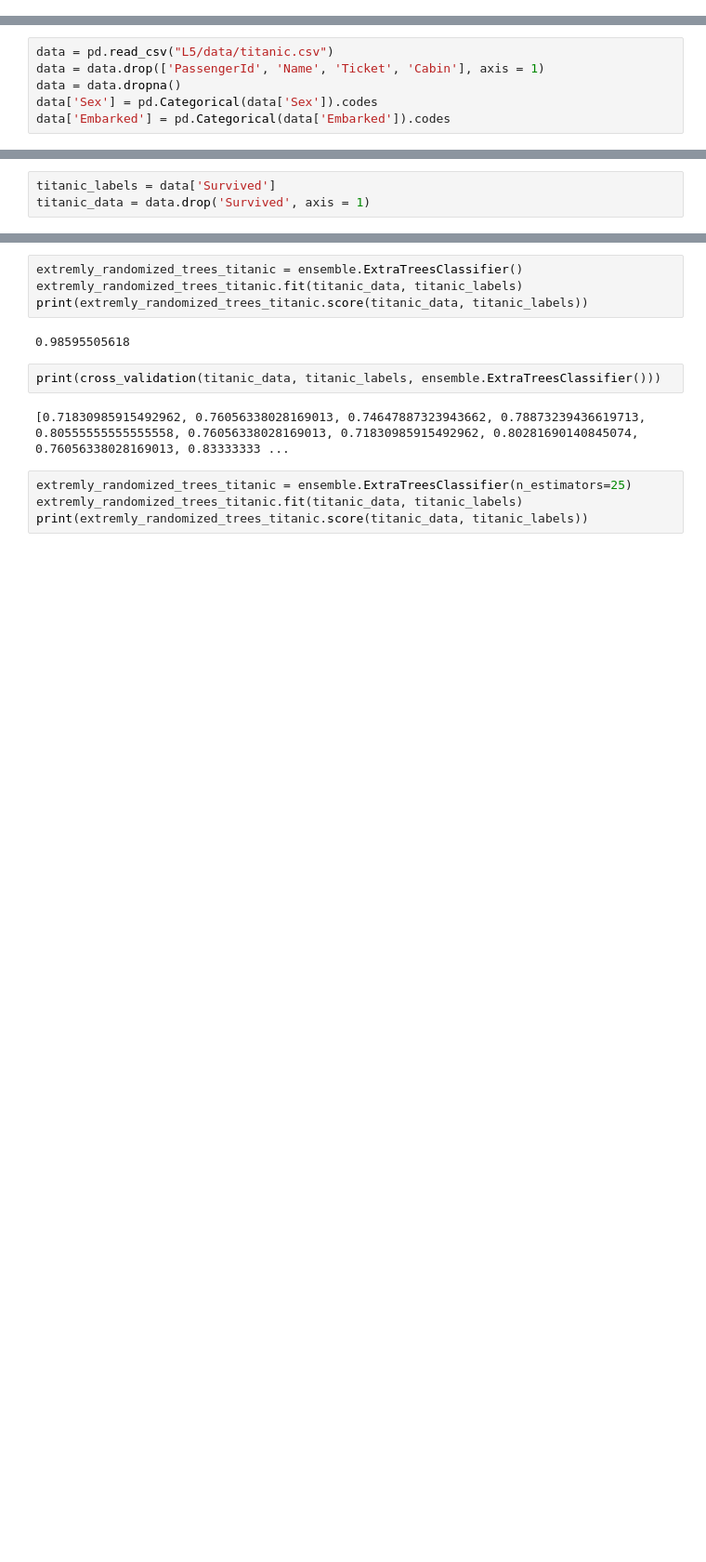
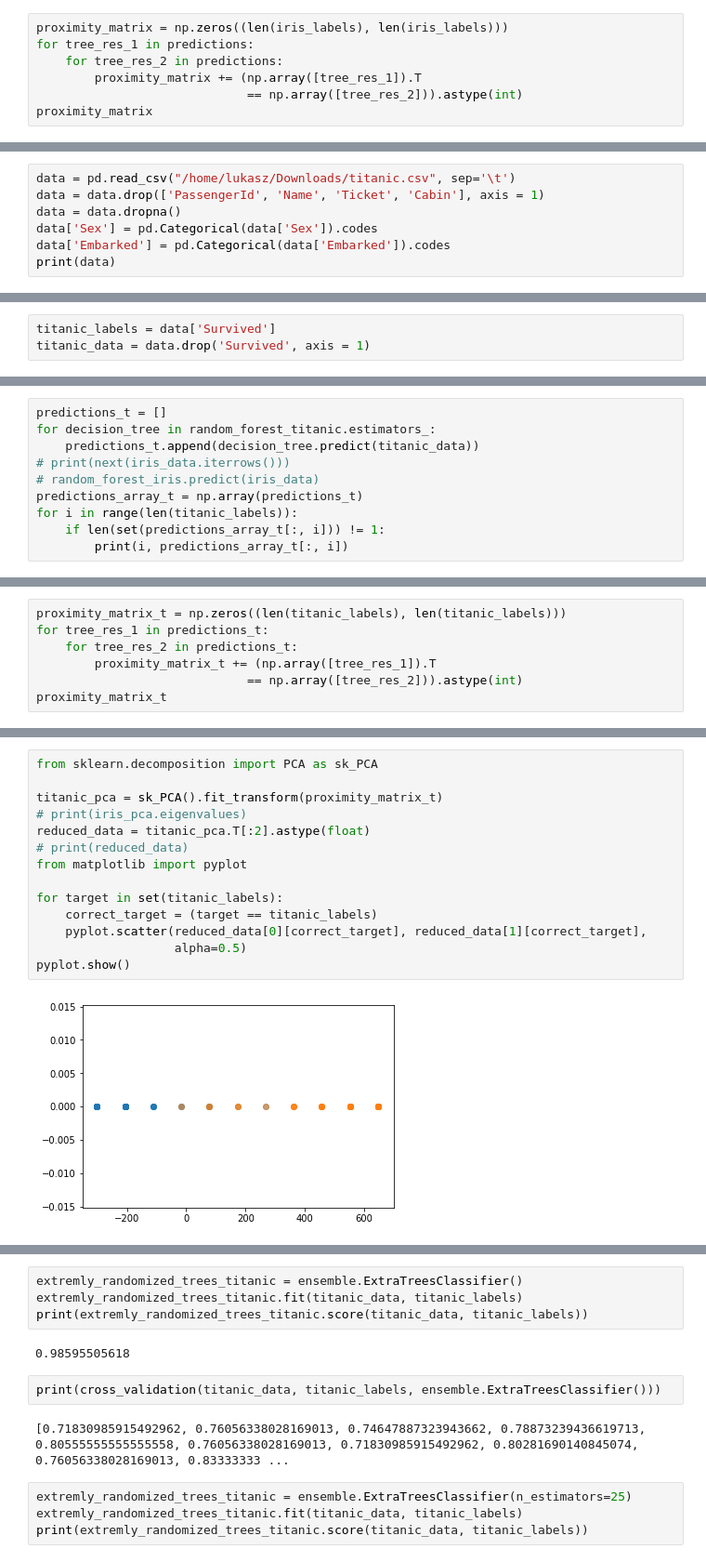
Before and after one commit to lukaszarczynski/data_mining, a Jupyter notebook: L5/zad3.ipynb, the cells around one changed output, grey strips where cells are left out. Shown at 93% size. Cells and saved outputs as stored; diff of their text form; blank space fills up the shorter version.

```diff
--- a/L5/zad3.ipynb
+++ b/L5/zad3.ipynb
@@ -33,0 +142,7 @@ print(random_forest_iris.score(iris_data, iris_labels))
+# %%
+proximity_matrix = np.zeros((len(iris_labels), len(iris_labels)))
+for tree_res_1 in predictions:
+    for tree_res_2 in predictions:
+        proximity_matrix += (np.array([tree_res_1]).T
+                             == np.array([tree_res_2])).astype(int)
+proximity_matrix
@@ -48,8 +216,9 @@ print(cross_validation(iris_data, iris_labels, ensemble.ExtraTreesClassifier()))
 # %% [markdown]
 # Titanic
 # %%
-data = pd.read_csv("L5/data/titanic.csv")
+data = pd.read_csv("/home/lukasz/Downloads/titanic.csv", sep='\t')
 data = data.drop(['PassengerId', 'Name', 'Ticket', 'Cabin'], axis = 1)
 data = data.dropna()
 data['Sex'] = pd.Categorical(data['Sex']).codes
 data['Embarked'] = pd.Categorical(data['Embarked']).codes
+print(data)
@@ -68,0 +256,10 @@ print(cross_validation(titanic_data, titanic_labels, ensemble.RandomForestClassi
+# %%
+predictions_t = []
+for decision_tree in random_forest_titanic.estimators_:
+    predictions_t.append(decision_tree.predict(titanic_data))
+# print(next(iris_data.iterrows()))
+# random_forest_iris.predict(iris_data)
+predictions_array_t = np.array(predictions_t)
+for i in range(len(titanic_labels)):
+    if len(set(predictions_array_t[:, i])) != 1:
+        print(i, predictions_array_t[:, i])
@@ -68,0 +284,7 @@ print(cross_validation(titanic_data, titanic_labels, ensemble.RandomForestClassi
+# %%
+proximity_matrix_t = np.zeros((len(titanic_labels), len(titanic_labels)))
+for tree_res_1 in predictions_t:
+    for tree_res_2 in predictions_t:
+        proximity_matrix_t += (np.array([tree_res_1]).T
+                             == np.array([tree_res_2])).astype(int)
+proximity_matrix_t
@@ -68,0 +299,16 @@ print(cross_validation(titanic_data, titanic_labels, ensemble.RandomForestClassi
+# %%
+from sklearn.decomposition import PCA as sk_PCA
+
+titanic_pca = sk_PCA().fit_transform(proximity_matrix_t)
+# print(iris_pca.eigenvalues)
+reduced_data = titanic_pca.T[:2].astype(float)
+# print(reduced_data)
+from matplotlib import pyplot
+
+for target in set(titanic_labels):
+    correct_target = (target == titanic_labels)
+    pyplot.scatter(reduced_data[0][correct_target], reduced_data[1][correct_target],
+                   alpha=0.5)
+pyplot.show()
+# %% [output]
+[figure, added]
```
Also changed, not shown: parts of 17 cells of this notebook.
